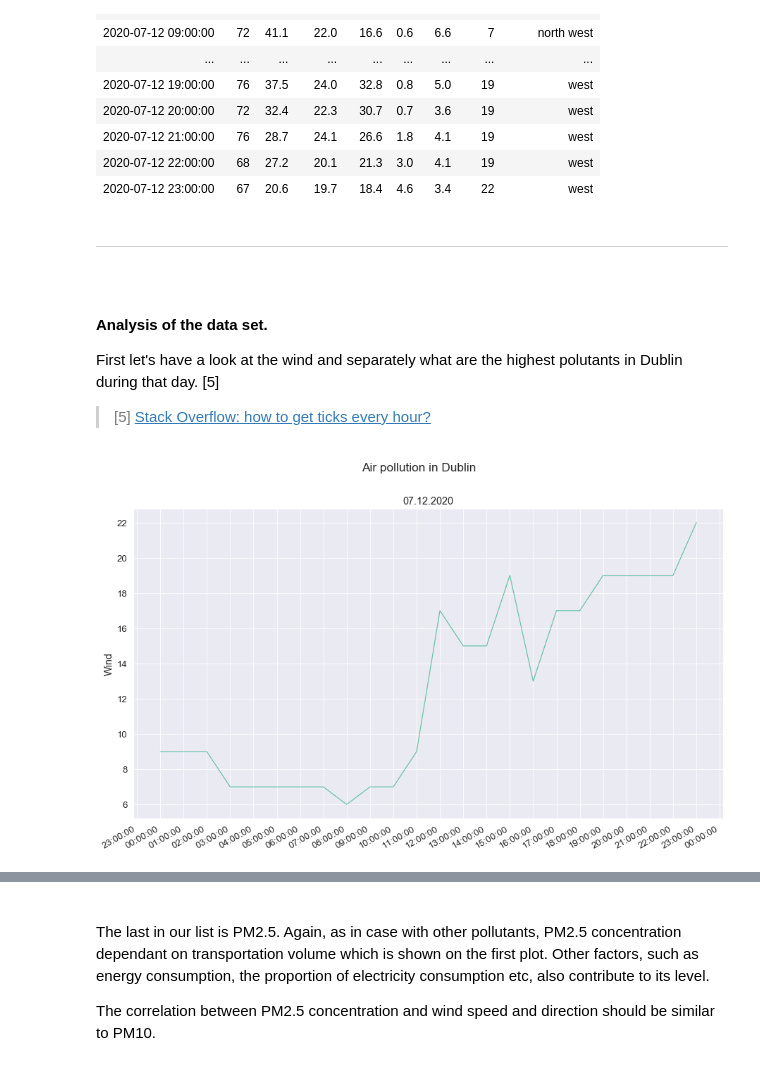
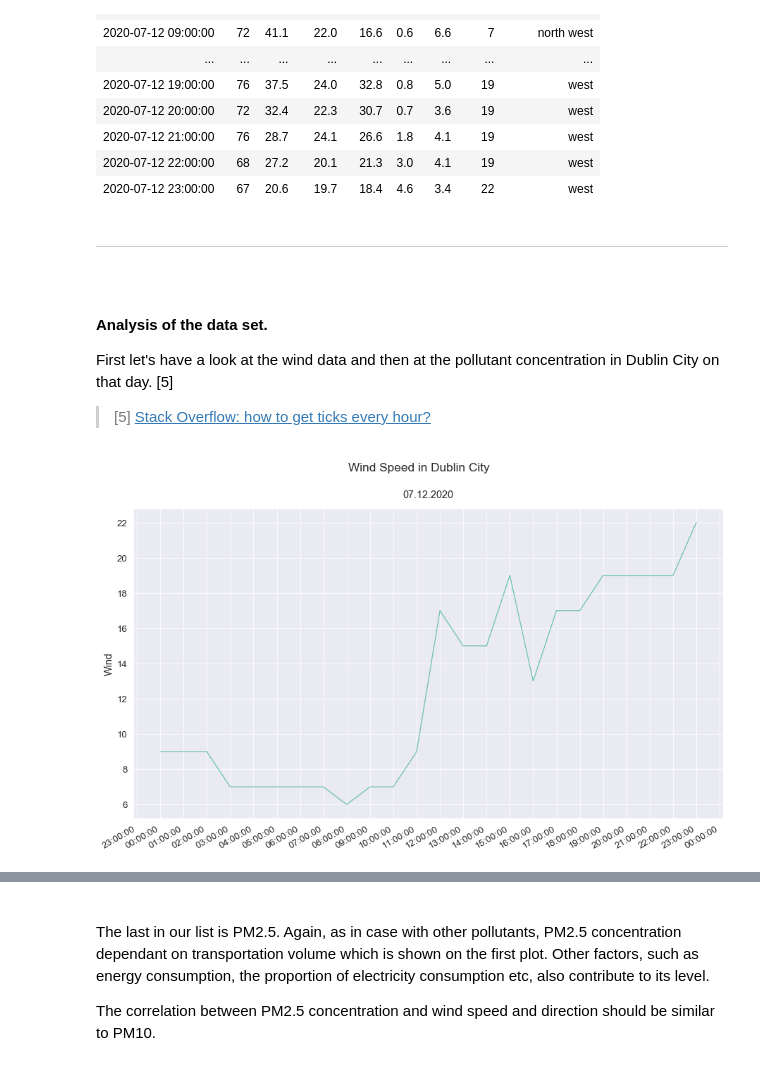
Before and after one commit to olgarozhdestvina/Air-Pollution-in-Dublin, a Jupyter notebook: Dublin_Air_Pollution.ipynb, the cells around one changed output, grey strips where cells are left out. Drawn from its saved outputs; the diff is of its cells as text; code cells hidden in the pictures.

```diff
--- a/Dublin_Air_Pollution.ipynb
+++ b/Dublin_Air_Pollution.ipynb
@@ -95,13 +98,14 @@ raw_data = {'AQI': [84,74,74,72,72,72,72,72,71,72,72,73,80,74,74,74,74,74,74,76,
             'O3': [1,0.4,0.8,0.4,0.3,0.4,0.7,0.3,0,0.6,0.7,0,0.8,0.8,1.8,1.5,1.1,0.8,0.9,0.8,0.7,1.8,3,4.6],
             'SO2': [5,4.2,4.1,3.9,3.7,4.3,4.8,4.2,4.6,6.6,8.2,9.2,10.6,8.6,6.7,6.8,6.9,6,6.3,5,3.6,4.1,4.1,3.4],
             'Wind': [9,9,9,7,7,7,7,7,6,7,7,9,17,15,15,19,13,17,17,19,19,19,19,22],
-            'Wind Direction': ['west','west','west','north west','north west','west','north west','north west','north west','north west','north east','north west','north','north','north west','north west','north west','north_west','west','west','west','west','west','west']
+            'Wind Direction': ['west','west','west','north west','north west','west','north west','north west','north west','north west','north east','north west','north','north','north west','north west','north west','north west','west','west','west','west','west','west']
            }
 
 
 # Create a dataframe.
 df = pd.DataFrame(raw_data, index=rng)
-#df["Date"] = rng
+
+# Display the dataframe.
 df
 # %% [output]
 |  | AQI | NO2 | PM2.5 | PM10 | O3 | SO2 | Wind | Wind Direction |
@@ -127,32 +131,32 @@ ___
 <br>
 
 #### Analysis of the data set.
-First let's have a look at the wind and separately what are the highest polutants in Dublin during that day. [5]
+First let's have a look at the wind data and then at the pollutant concentration in Dublin City on that day. [5]
 
 > [5] [Stack Overflow: how to get ticks every hour?](https://stackoverflow.com/questions/48790378/how-to-get-ticks-every-hour)
 # %%
 # Create a figure and a set of subplots.
 fig, ax = plt.subplots()
 
 # Set a title.
-fig.suptitle("Air pollution in Dublin")
+fig.suptitle("Wind Speed in Dublin City")
 
 # Plot wind data.
-sns.lineplot(data=df["Wind"],ax=ax).set_title("07.12.2020")
+sns.lineplot(data=df["Wind"],ax=ax).set_title("07.12.2020", y=1.02)
 
 # Makes the x axis display well.
 hours = mdates.HourLocator(interval = 1)
 h_fmt = mdates.DateFormatter('%H:%M:%S')
 
 #Then tick and format with matplotlib:
 ax.xaxis.set_major_locator(hours)
 ax.xaxis.set_major_formatter(h_fmt)
 fig.autofmt_xdate()
 
 # Show the plot.
 plt.show()
 # %% [output]
-[figure, old version]
+[figure, new version]
 # %%
 # Create a figure and a set of subplots.
 fig, ax = plt.subplots()
```
Also changed, not shown: parts of 22 cells of this notebook.
